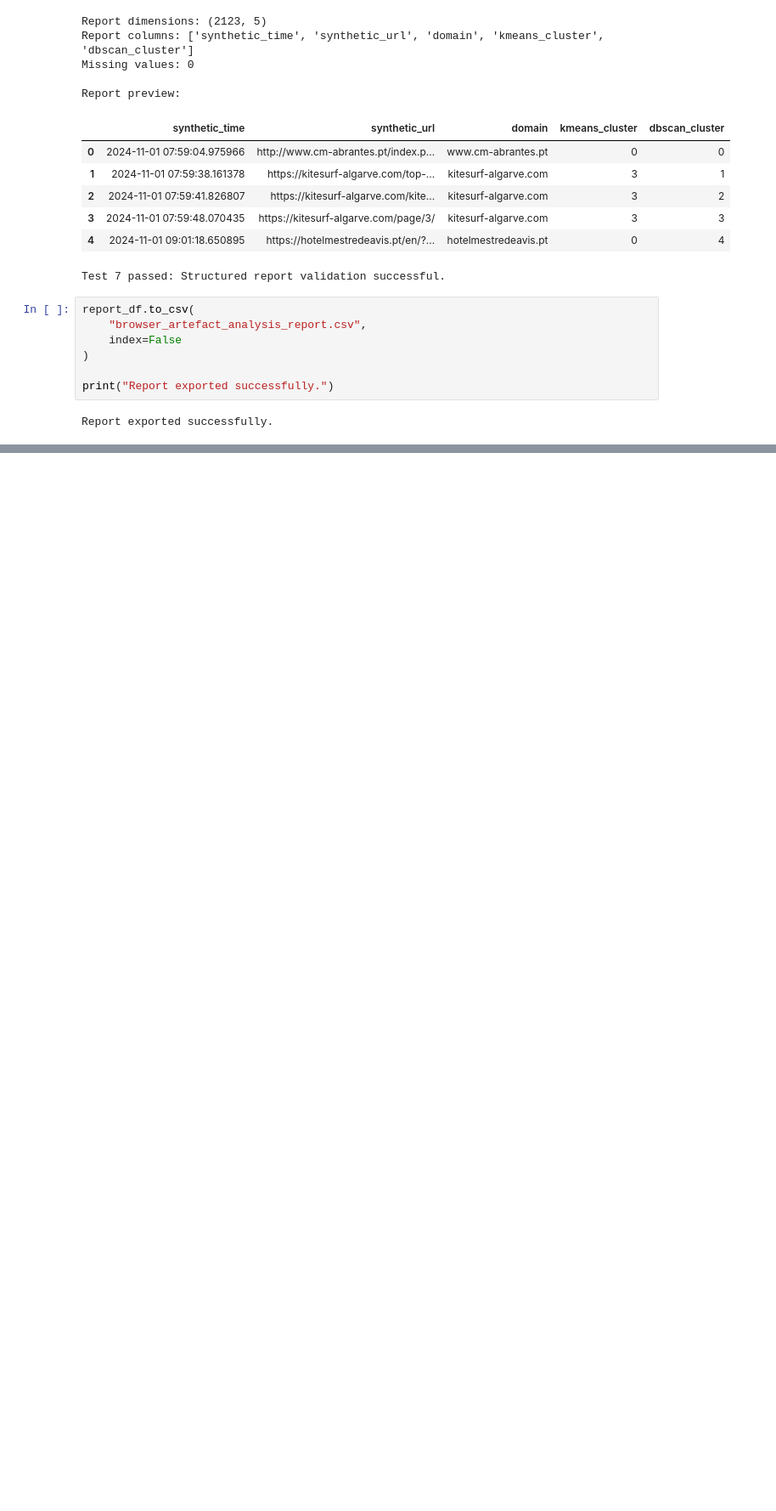
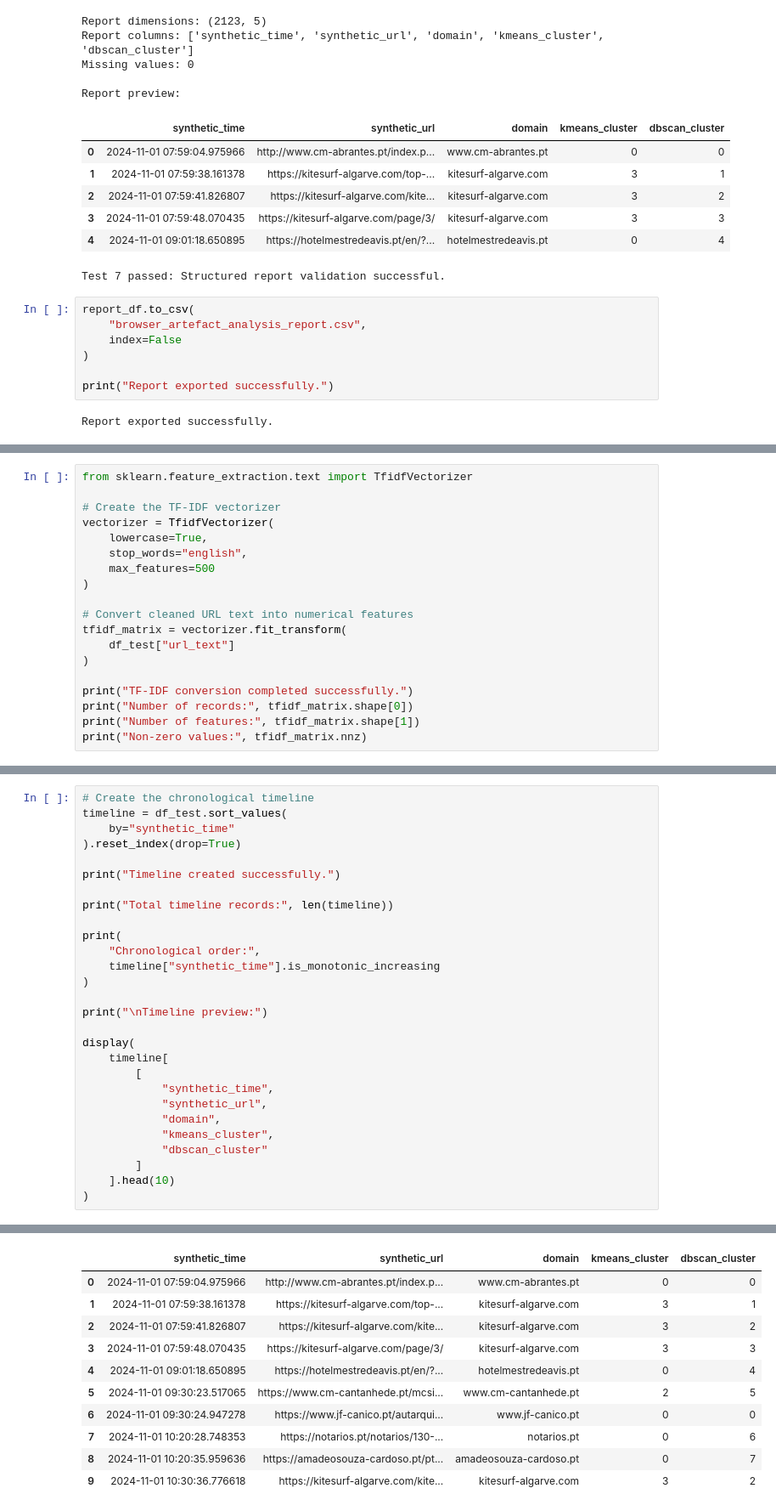
Before and after one commit to asl0180/-my-first-website, a Jupyter notebook: UntitBrowser_Artefact_clusteringled6.ipynb, the cells around one changed output, grey strips where cells are left out. Shown at 85% size. Cells and saved outputs as stored; diff of their text form; blank space fills up the shorter version.

```diff
--- a/UntitBrowser_Artefact_clusteringled6.ipynb
+++ b/UntitBrowser_Artefact_clusteringled6.ipynb
@@ -1282,0 +1411,19 @@ files.download("browser_artefact_analysis_report.csv")
+# %%
+from sklearn.feature_extraction.text import TfidfVectorizer
+
+# Create the TF-IDF vectorizer
+vectorizer = TfidfVectorizer(
+    lowercase=True,
+    stop_words="english",
+    max_features=500
+)
+
+# Convert cleaned URL text into numerical features
+tfidf_matrix = vectorizer.fit_transform(
+    df_test["url_text"]
+)
+
+print("TF-IDF conversion completed successfully.")
+print("Number of records:", tfidf_matrix.shape[0])
+print("Number of features:", tfidf_matrix.shape[1])
+print("Non-zero values:", tfidf_matrix.nnz)
@@ -1282,0 +1518,29 @@ files.download("browser_artefact_analysis_report.csv")
+# %%
+# Create the chronological timeline
+timeline = df_test.sort_values(
+    by="synthetic_time"
+).reset_index(drop=True)
+
+print("Timeline created successfully.")
+
+print("Total timeline records:", len(timeline))
+
+print(
+    "Chronological order:",
+    timeline["synthetic_time"].is_monotonic_increasing
+)
+
+print("\nTimeline preview:")
+
+display(
+    timeline[
+        [
+            "synthetic_time",
+            "synthetic_url",
+            "domain",
+            "kmeans_cluster",
+            "dbscan_cluster"
+        ]
+    ].head(10)
+)
+# %% [output]
@@ -1282,0 +1552,11 @@ files.download("browser_artefact_analysis_report.csv")
+|  | synthetic_time | synthetic_url | domain | kmeans_cluster | dbscan_cluster |
+| 0 | 2024-11-01 07:59:04.975966 | http://www.cm-abrantes.pt/index.p... | www.cm-abrantes.pt | 0 | 0 |
+| 1 | 2024-11-01 07:59:38.161378 | https://kitesurf-algarve.com/top-... | kitesurf-algarve.com | 3 | 1 |
+| 2 | 2024-11-01 07:59:41.826807 | https://kitesurf-algarve.com/kite... | kitesurf-algarve.com | 3 | 2 |
+| 3 | 2024-11-01 07:59:48.070435 | https://kitesurf-algarve.com/page/3/ | kitesurf-algarve.com | 3 | 3 |
+| 4 | 2024-11-01 09:01:18.650895 | https://hotelmestredeavis.pt/en/?... | hotelmestredeavis.pt | 0 | 4 |
+| 5 | 2024-11-01 09:30:23.517065 | https://www.cm-cantanhede.pt/mcsi... | www.cm-cantanhede.pt | 2 | 5 |
+| 6 | 2024-11-01 09:30:24.947278 | https://www.jf-canico.pt/autarqui... | www.jf-canico.pt | 0 | 0 |
+| 7 | 2024-11-01 10:20:28.748353 | https://notarios.pt/notarios/130-... | notarios.pt | 0 | 6 |
+| 8 | 2024-11-01 10:20:35.959636 | https://amadeosouza-cardoso.pt/pt... | amadeosouza-cardoso.pt | 0 | 7 |
+| 9 | 2024-11-01 10:30:36.776618 | https://kitesurf-algarve.com/kite... | kitesurf-algarve.com | 3 | 2 |
```
Also changed, not shown: parts of 9 cells of this notebook.
